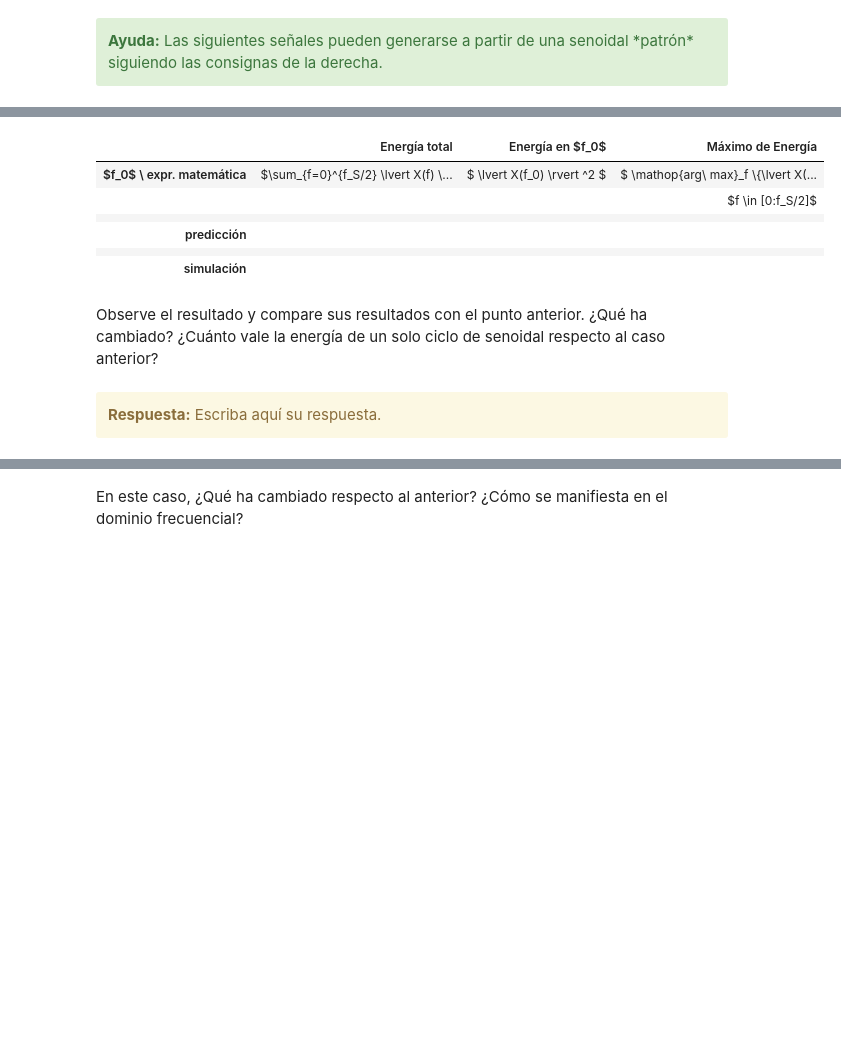
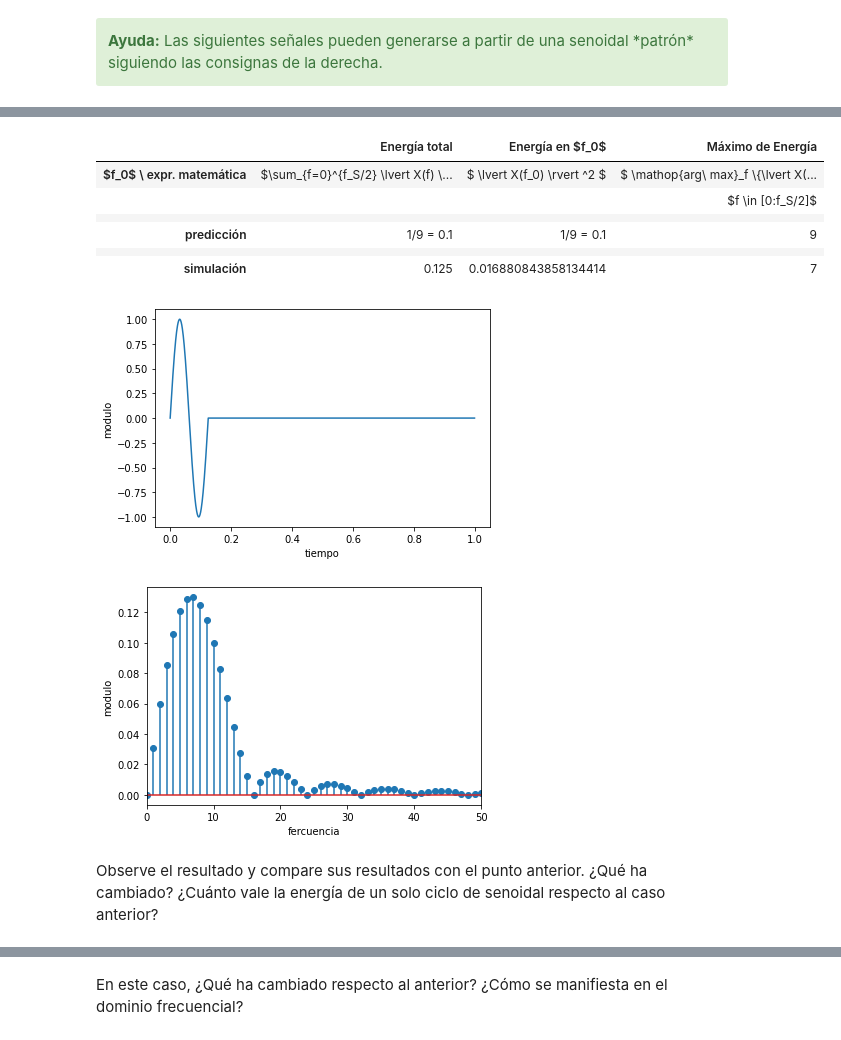
Before and after one commit to FabianVillada/PDS_TPs, a Jupyter notebook: TP1_Muestreo_Fourier.ipynb, the cells around one changed output, grey strips where cells are left out. Saved outputs shown, nothing was run; the diff lists cells and outputs as text; code cells hidden in the pictures; blank space fills up the shorter version.

```diff
--- a/TP1_Muestreo_Fourier.ipynb
+++ b/TP1_Muestreo_Fourier.ipynb
@@ -728,34 +775,60 @@ HTML(df.to_html())
 # %%
 #######################################
 # Tu simulación que genere resultados #
 #######################################
-
 tus_resultados = [ ['$\sum_{f=0}^{f_S/2} \lvert X(f) \rvert ^2$', '$ \lvert X(f_0) \rvert ^2 $', '$ \mathop{arg\ max}_f \{\lvert X(f) \rvert ^2\} $'],
                    ['',                                     '',                           '$f \in [0:f_S/2]$'],
                   ['', '', ''],
-                  ['', '', ''], # <-- completar acá
+                  ['1/9 = 0.1', '1/9 = 0.1', '9'], # <-- completar acá
                   ['', '', ''],
-                  ['', '', '']  # <-- completar acá
+                  #['', '', '']  # <-- completar acá
                  ]
+
+
+ciclos = 1
+
+tt , xx = generador_senoidal(fs , f0 , N , a0 , p0)
+xx[int(ciclos*fs/f0):] = 0  #  como si tomara un numero de muestras N=fs/f0 y aplico la tecnica Zero Padding llenando
+                            #  con ceros luego del primer ciclo
+                            #  N = 1000
+fftxx = fft(xx)
+fftxx_abs = np.abs(fftxx)/Norma
+
+freq = np.arange( 0 , fs , fs/N)
+
+plt.figure(1)
+plt.plot(tt , xx)
+plt.xlabel('tiempo')
+plt.ylabel('modulo')
+
+plt.figure(2)
+plt.stem(freq , fftxx_abs , use_line_collection = True)
+plt.xlim(0, 50)
+plt.xlabel('fercuencia')
+plt.ylabel('modulo')
+
+arg = np.argmax(fftxx_abs)
+
+tus_resultados.append([str(np.sum(fftxx_abs**2)/2 ),str(fftxx_abs[arg]**2), str(np.argmax(fftxx_abs))])
+
+
 df = DataFrame(tus_resultados, columns=['Energía total', 'Energía en $f_0$', 'Máximo de Energía'],
                index=['$f_0$ \ expr. matemática',
                       '',
                       '',
                       'predicción',
                       '',
                       'simulación'])
 HTML(df.to_html())
 # %% [output]
 |  | Energía total | Energía en $f_0$ | Máximo de Energía |
 | $f_0$ \ expr. matemática | $\sum_{f=0}^{f_S/2} \lvert X(f) \... | $ \lvert X(f_0) \rvert ^2 $ | $ \mathop{arg\ max}_f \{\lvert X(... |
 |  |  |  | $f \in [0:f_S/2]$ |
 |  |  |  |  |
-| predicción |  |  |  |
+| predicción | 1/9 = 0.1 | 1/9 = 0.1 | 9 |
 |  |  |  |  |
-| simulación |  |  |  |
+| simulación | 0.125 | 0.016880843858134414 | 7 |
+[figure, added]
+[figure, added]
 # %% [markdown]
 Observe el resultado y compare sus resultados con el punto anterior. ¿Qué ha cambiado? ¿Cuánto vale la energía de un solo ciclo de senoidal respecto al caso anterior?
-# %% [markdown]
-<div class="alert alert-block alert-warning">
-<b>Respuesta:</b> Escriba aquí su respuesta.
-</div>
```
Also changed, not shown: parts of 13 cells of this notebook.
